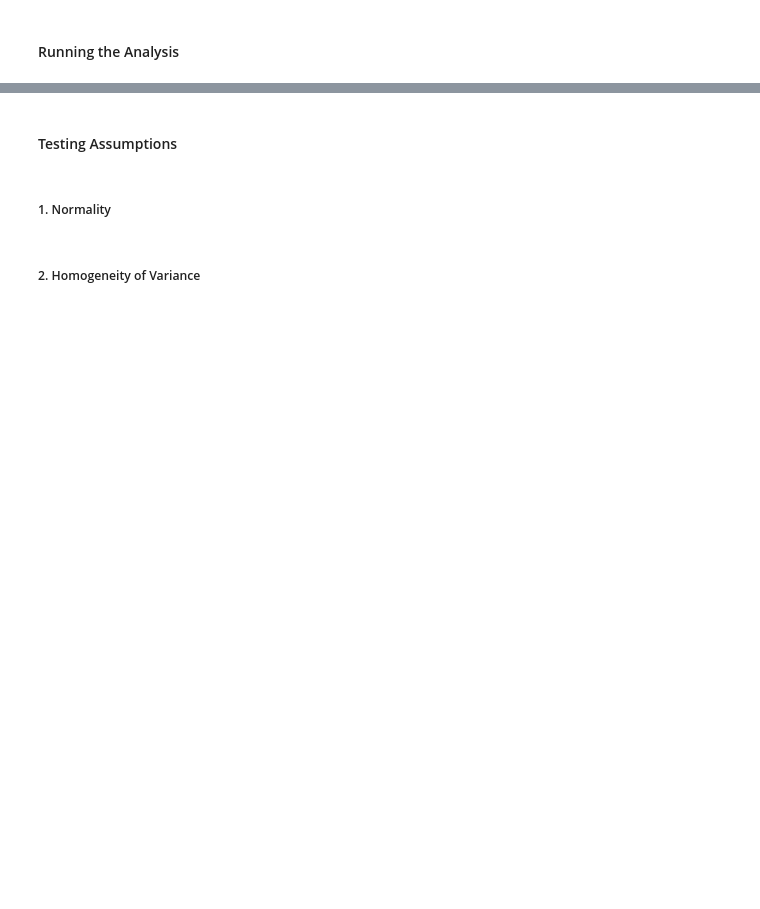
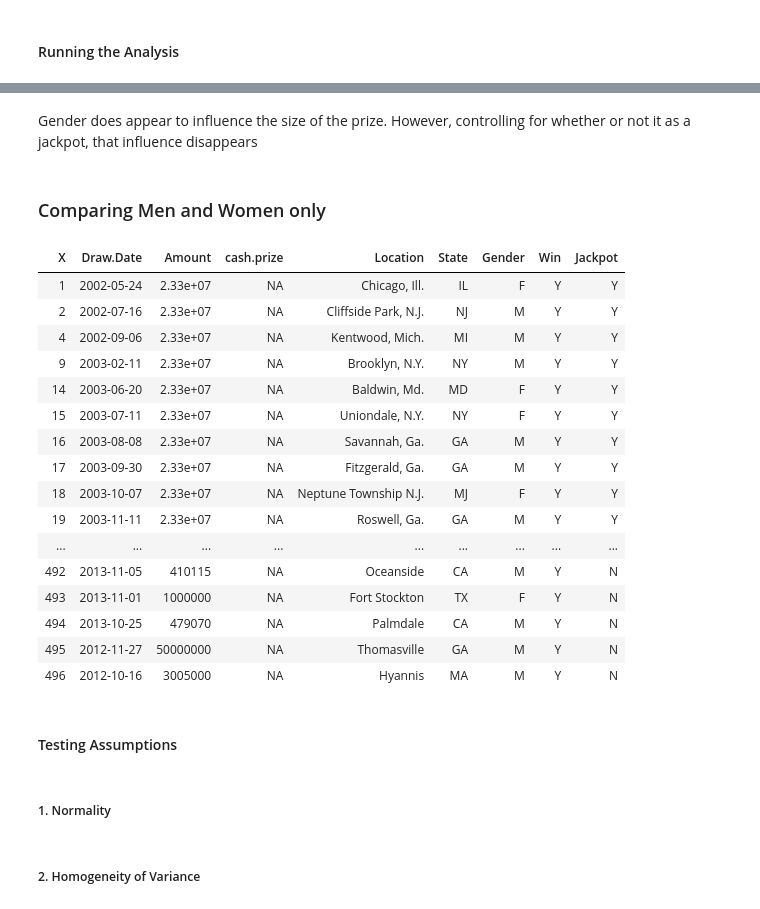
Before and after one commit to AlbiKovi/DSO110---Final-Group-Project, a Jupyter notebook: DSO110 - Final Group Project - Lottery - R Notebook.ipynb, the cells around one changed output, grey strips where cells are left out. Drawn from its saved outputs; the diff is of its cells as text; code cells hidden in the pictures; blank space fills up the shorter version.

```diff
--- a/DSO110 - Final Group Project - Lottery - R Notebook.ipynb
+++ b/DSO110 - Final Group Project - Lottery - R Notebook.ipynb
@@ -74,3 +81,5 @@ Jackpots$Gender <- as.factor(Jackpots$Gender)
+# %%
+Wins$Jackpot <- as.factor(Wins$Jackpot)
 # %% [markdown]
 #### Testing Assumptions
 # %% [markdown]
@@ -84 +91,3 @@ Jackpots$JackpotAmountSQRT <- sqrt(Jackpots$JackpotAmount)
+# %%
+Wins$AmountSQRT <- sqrt(Wins$Amount)
 # %%
@@ -91,0 +96,2 @@ plotNormalHistogram(Jackpots$JackpotAmountLOG)
+# %%
+Wins$AmountLOG <-log(Wins$Amount)
@@ -92,2 +101,6 @@ plotNormalHistogram(Jackpots$JackpotAmountLOG)
+# %%
+Wins$AmountTUK <- transformTukey(Wins$Amount, plotit=FALSE)
+plotNormalHistogram(Wins$AmountTUK)
+#plot is the same as the log transformation. will use AmountLOG
 # %% [markdown]
 ##### 2. Homogeneity of Variance
@@ -150 +143,26 @@ Pairwise testing indicate that
+# %% [markdown]
+Gender does appear to influence the size of the prize. However, controlling for whether or not it as a jackpot, that influence disappears
+# %% [markdown]
+### Comparing Men and Women only
+# %%
+MenVWomen<- Wins %>% filter(Gender %in% c("M", "F"))
+View(MenVWomen)
+# %% [output]
+| X | Draw.Date | Amount | cash.prize | Location | State | Gender | Win | Jackpot |
+| 1 | 2002-05-24 | 2.33e+07 | NA | Chicago, Ill. | IL | F | Y | Y |
+| 2 | 2002-07-16 | 2.33e+07 | NA | Cliffside Park, N.J. | NJ | M | Y | Y |
+| 4 | 2002-09-06 | 2.33e+07 | NA | Kentwood, Mich. | MI | M | Y | Y |
+| 9 | 2003-02-11 | 2.33e+07 | NA | Brooklyn, N.Y. | NY | M | Y | Y |
+| 14 | 2003-06-20 | 2.33e+07 | NA | Baldwin, Md. | MD | F | Y | Y |
+| 15 | 2003-07-11 | 2.33e+07 | NA | Uniondale, N.Y. | NY | F | Y | Y |
+| 16 | 2003-08-08 | 2.33e+07 | NA | Savannah, Ga. | GA | M | Y | Y |
+| 17 | 2003-09-30 | 2.33e+07 | NA | Fitzgerald, Ga. | GA | M | Y | Y |
+| 18 | 2003-10-07 | 2.33e+07 | NA | Neptune Township N.J. | MJ | F | Y | Y |
+| 19 | 2003-11-11 | 2.33e+07 | NA | Roswell, Ga. | GA | M | Y | Y |
+| ... | ... | ... | ... | ... | ... | ... | ... | ... |
+| 492 | 2013-11-05 | 410115 | NA | Oceanside | CA | M | Y | N |
+| 493 | 2013-11-01 | 1000000 | NA | Fort Stockton | TX | F | Y | N |
+| 494 | 2013-10-25 | 479070 | NA | Palmdale | CA | M | Y | N |
+| 495 | 2012-11-27 | 50000000 | NA | Thomasville | GA | M | Y | N |
+| 496 | 2012-10-16 | 3005000 | NA | Hyannis | MA | M | Y | N |
 # %%
```
Also changed, not shown: parts of 80 cells of this notebook.
